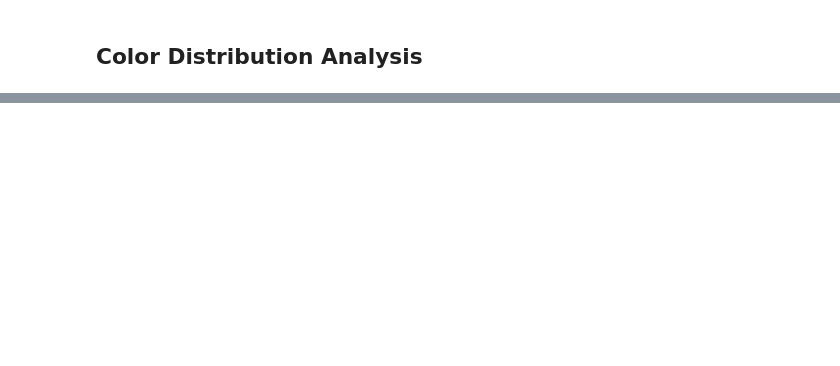
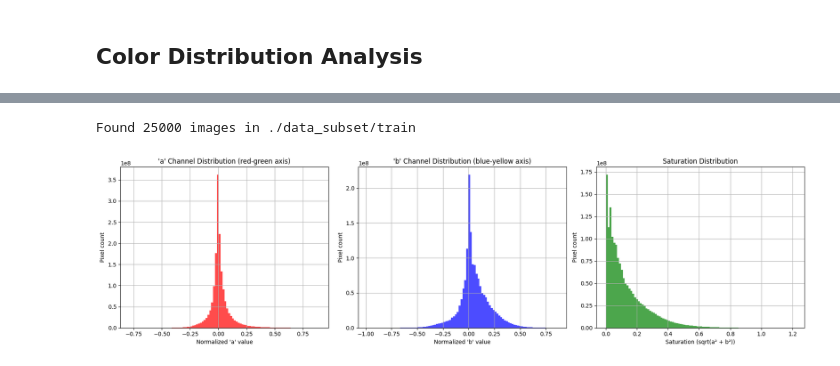
Before and after one commit to apurvaumredkar/gray2rgb, a Jupyter notebook: eda.ipynb, the cells around one changed output, grey strips where cells are left out. Saved outputs shown, nothing was run; the diff lists cells and outputs as text; code cells hidden in the pictures; blank space fills up the shorter version.

```diff
--- a/eda.ipynb
+++ b/eda.ipynb
@@ -312,0 +5,77 @@ Total in 'reddish' quadrants: 100.0%
+# %%
+import os
+from PIL import Image
+import torch
+import torchvision.transforms as T
+import kornia.color as kc
+import matplotlib.pyplot as plt
+from tqdm import tqdm
+
+rgb_dir = './data_subset/train'
+resolution=256
+bins=100
+
+transform = T.Compose([
+    T.Resize((resolution, resolution)),
+    T.ToTensor()
+])
+
+a_values = []
+b_values = []
+saturation_values = []
+
+filenames = [
+    f for f in os.listdir(rgb_dir)
+    if f.lower().endswith(('.jpg', '.jpeg', '.png'))
+]
+
+print(f"Found {len(filenames)} images in {rgb_dir}")
+
+for fname in tqdm(filenames, desc="Processing images"):
+    img_path = os.path.join(rgb_dir, fname)
+    img = Image.open(img_path).convert('RGB')
+    img_t = transform(img).unsqueeze(0)  # (1, 3, H, W)
+
+    lab = kc.rgb_to_lab(img_t)[0]  # (3, H, W)
+    a = lab[1, :, :] / 110.0
+    b = lab[2, :, :] / 110.0
+    saturation = torch.sqrt(a**2 + b**2)
+
+    a_values.append(a.flatten().cpu())
+    b_values.append(b.flatten().cpu())
+    saturation_values.append(saturation.flatten().cpu())
+
+all_a = torch.cat(a_values).numpy()
+all_b = torch.cat(b_values).numpy()
+all_sat = torch.cat(saturation_values).numpy()
+# %% [output]
+Found 25000 images in ./data_subset/train
+# %%
+# Plot 'a', 'b', and saturation histograms side-by-side
+plt.figure(figsize=(18,5))
+
+plt.subplot(1,3,1)
+plt.hist(all_a, bins=bins, color='red', alpha=0.7)
+plt.title(f"'a' Channel Distribution (red-green axis)")
+plt.xlabel("Normalized 'a' value")
+plt.ylabel("Pixel count")
+plt.grid(True)
+
+plt.subplot(1,3,2)
+plt.hist(all_b, bins=bins, color='blue', alpha=0.7)
+plt.title(f"'b' Channel Distribution (blue-yellow axis)")
+plt.xlabel("Normalized 'b' value")
+plt.ylabel("Pixel count")
+plt.grid(True)
+
+plt.subplot(1,3,3)
+plt.hist(all_sat, bins=bins, color='green', alpha=0.7)
+plt.title(f"Saturation Distribution")
+plt.xlabel("Saturation (sqrt(a² + b²))")
+plt.ylabel("Pixel count")
+plt.grid(True)
+
+plt.tight_layout()
+plt.show()
+# %% [output]
+[figure, added]
```
Also changed, not shown: parts of 11 cells of this notebook.
